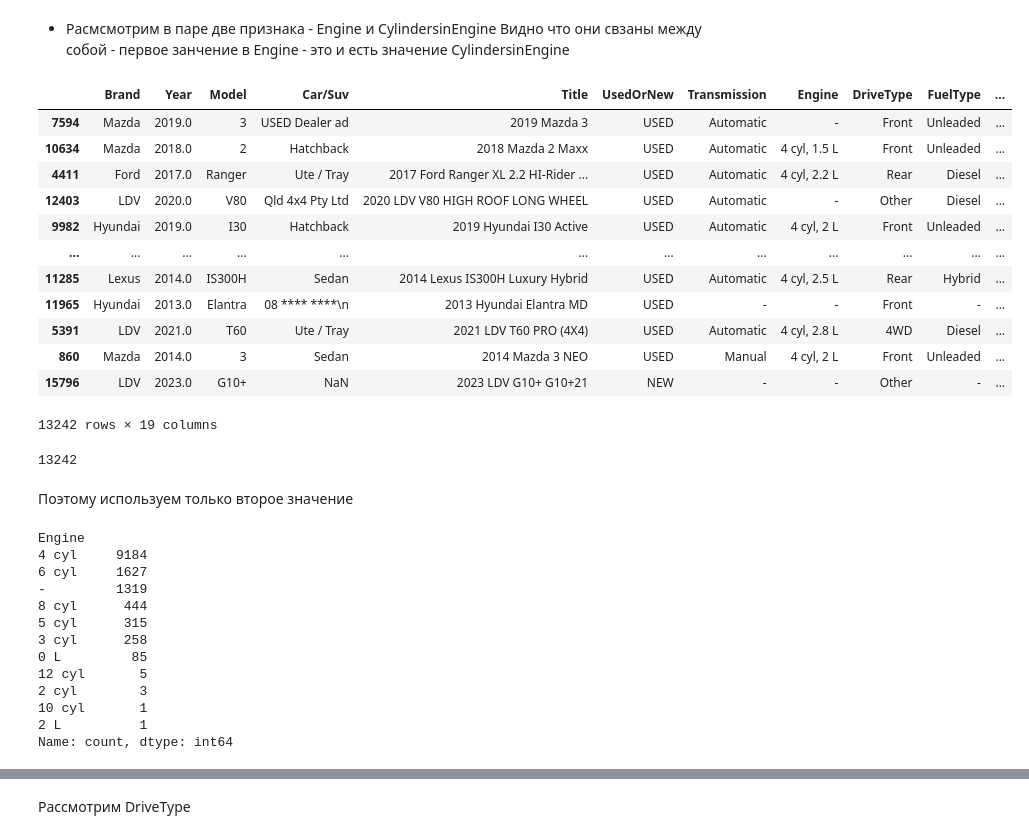
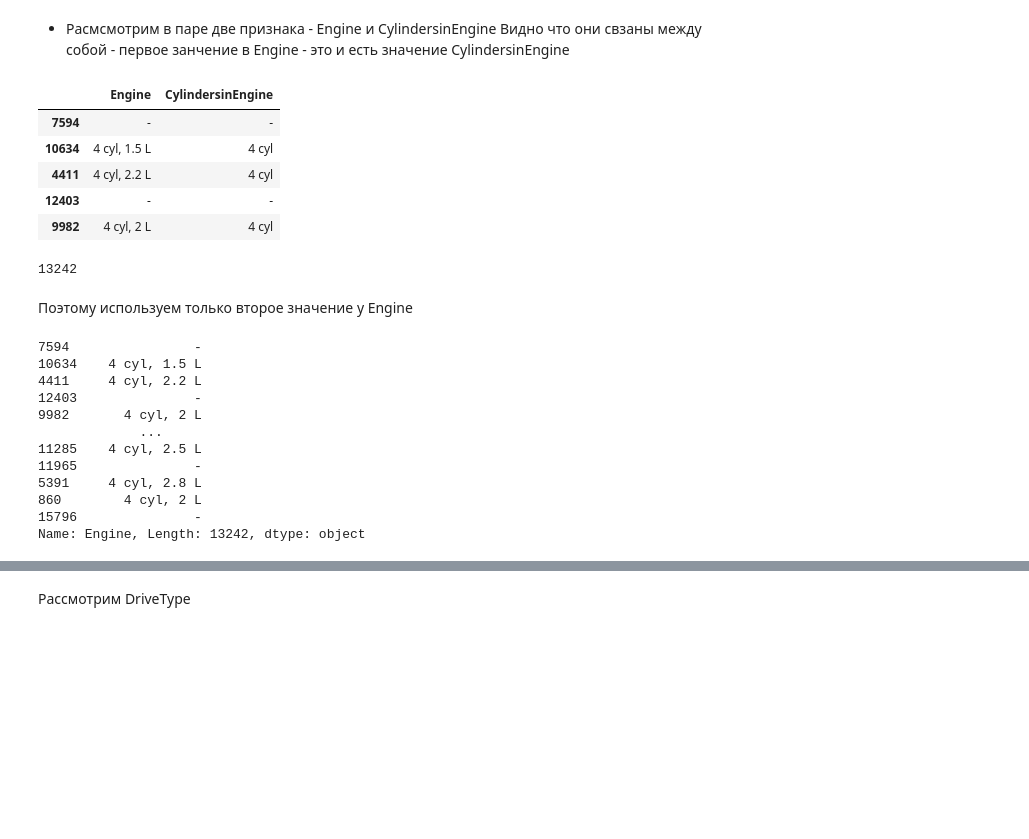
Before and after one commit to dmitryburn/workshop3, a Jupyter notebook: code/Car_price.ipynb, the cells around one changed output, grey strips where cells are left out. Drawn from its saved outputs; the diff is of its cells as text; code cells hidden in the pictures; blank space fills up the shorter version.

```diff
--- a/code/Car_price.ipynb
+++ b/code/Car_price.ipynb
@@ -149,10 +158,11 @@ df[df.isna().sum(axis=1) > 0].shape[0]
 # %%
 RANDOM_STATE = 42
 # %%
-train_df, test_df = train_test_split(df, test_size=0.2, random_state=RANDOM_STATE)
+df_train, df_test = train_test_split(df, test_size=0.2, random_state=RANDOM_STATE)
 # %% [markdown]
 - Рассмотрим переменную Brand. Еще раз проверим на наличие пропущенных значений.
 # %%
+train_df = df_train.copy()
 train_df.Brand.isna().any()
 # %% [output]
 False
@@ -534,40 +533,32 @@ train_df[train_df.FuelConsumption.isna()]
 - Расмсмотрим в паре две признака - Engine и CylindersinEngine
 Видно что они свзаны  между собой - первое занчение в Engine - это и есть значение CylindersinEngine
 # %%
-train_df
+train_df[['Engine','CylindersinEngine']].head()
 # %% [output]
-|  | Brand | Year | Model | Car/Suv | Title | UsedOrNew | Transmission | Engine | DriveType | FuelType | ... |
-| 7594 | Mazda | 2019.0 | 3 | USED Dealer ad | 2019 Mazda 3 | USED | Automatic | - | Front | Unleaded | ... |
-| 10634 | Mazda | 2018.0 | 2 | Hatchback | 2018 Mazda 2 Maxx | USED | Automatic | 4 cyl, 1.5 L | Front | Unleaded | ... |
-| 4411 | Ford | 2017.0 | Ranger | Ute / Tray | 2017 Ford Ranger XL 2.2 HI-Rider ... | USED | Automatic | 4 cyl, 2.2 L | Rear | Diesel | ... |
-| 12403 | LDV | 2020.0 | V80 | Qld 4x4 Pty Ltd | 2020 LDV V80 HIGH ROOF LONG WHEEL | USED | Automatic | - | Other | Diesel | ... |
-| 9982 | Hyundai | 2019.0 | I30 | Hatchback | 2019 Hyundai I30 Active | USED | Automatic | 4 cyl, 2 L | Front | Unleaded | ... |
-| ... | ... | ... | ... | ... | ... | ... | ... | ... | ... | ... | ... |
-| 11285 | Lexus | 2014.0 | IS300H | Sedan | 2014 Lexus IS300H Luxury Hybrid | USED | Automatic | 4 cyl, 2.5 L | Rear | Hybrid | ... |
-| 11965 | Hyundai | 2013.0 | Elantra | 08 **** ****\n | 2013 Hyundai Elantra MD | USED | - | - | Front | - | ... |
-| 5391 | LDV | 2021.0 | T60 | Ute / Tray | 2021 LDV T60 PRO (4X4) | USED | Automatic | 4 cyl, 2.8 L | 4WD | Diesel | ... |
-| 860 | Mazda | 2014.0 | 3 | Sedan | 2014 Mazda 3 NEO | USED | Manual | 4 cyl, 2 L | Front | Unleaded | ... |
-| 15796 | LDV | 2023.0 | G10+ | NaN | 2023 LDV G10+ G10+21 | NEW | - | - | Other | - | ... |
+|  | Engine | CylindersinEngine |
+| 7594 | - | - |
+| 10634 | 4 cyl, 1.5 L | 4 cyl |
+| 4411 | 4 cyl, 2.2 L | 4 cyl |
+| 12403 | - | - |
+| 9982 | 4 cyl, 2 L | 4 cyl |
-13242 rows × 19 columns
 # %%
 (train_df.Engine.apply(lambda x: x.split(',')[0]) == train_df.CylindersinEngine).sum()
 # %% [output]
 13242
 # %% [markdown]
-Поэтому используем только второе значение
+Поэтому используем только второе значение у Engine
 # %%
-train_df.Engine.apply(lambda x: x.split(',')[0]).value_counts()
+train_df.Engine
 # %% [output]
-Engine
-4 cyl     9184
-6 cyl     1627
--         1319
-8 cyl      444
-5 cyl      315
-3 cyl      258
-0 L         85
-12 cyl       5
-2 cyl        3
-10 cyl       1
-2 L          1
-Name: count, dtype: int64
+7594                -
+10634    4 cyl, 1.5 L
+4411     4 cyl, 2.2 L
+12403               -
+9982       4 cyl, 2 L
+             ...
+11285    4 cyl, 2.5 L
+11965               -
+5391     4 cyl, 2.8 L
+860        4 cyl, 2 L
+15796               -
+Name: Engine, Length: 13242, dtype: object
```
Also changed, not shown: parts of 36 cells of this notebook.
